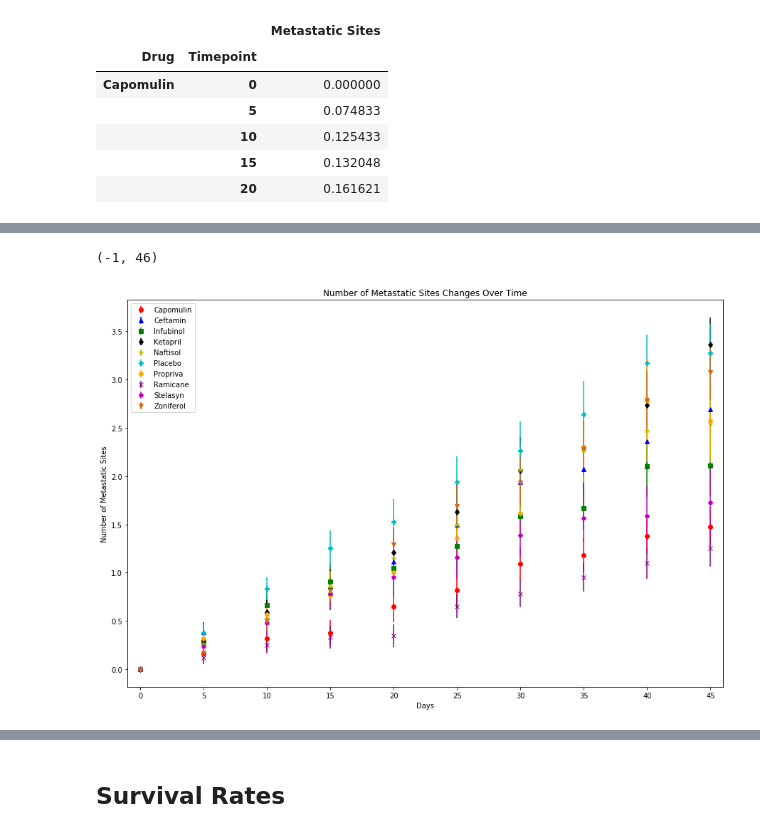
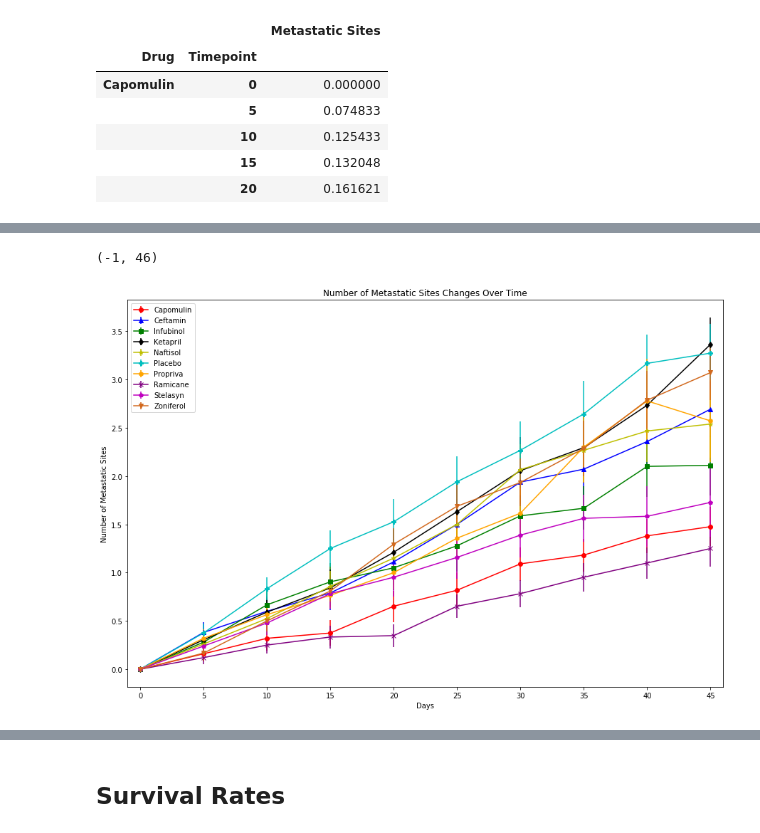
Before and after one commit to efrisch6/matplotlib-challenge, a Jupyter notebook: Pymaceuticals/pymaceuticals_starter.ipynb, the cells around one changed output, grey strips where cells are left out. Saved outputs shown, nothing was run; the diff lists cells and outputs as text; code cells hidden in the pictures.

Commit message:
Added trendlines to scatter plot

```diff
--- a/Pymaceuticals/pymaceuticals_starter.ipynb
+++ b/Pymaceuticals/pymaceuticals_starter.ipynb
@@ -126,7 +126,7 @@ colors = ['r','b','g','k','y','c','orange','purple','m','chocolate']
 markers = ['o','^','s','d','*','P','h','x','p','v']
 for x in range(len(cols)):
     plt.errorbar(x=tumor_std_err_pivot.index, y=mean_tumor_pivot[cols[x]], yerr=tumor_std_err_pivot[cols[x]],
-                 marker=markers[x], color=colors[x], label=cols[x],fmt="o")
+                 marker=markers[x], color=colors[x], label=cols[x])#,fmt="o")
 
 plt.legend(loc="upper left")
 plt.title("Tumor Volume Changes Over Time")
@@ -203,23 +203,23 @@ mean_met_pivot.head()
 # %%
 plt.figure(figsize=(15,10))
 cols = mean_met_pivot.columns.tolist()
 colors = ['r','b','g','k','y','c','orange','purple','m','chocolate']
 markers = ['o','^','s','d','*','P','h','x','p','v']
 
 for x in range(len(cols)):
     #plt.scatter(x=mean_met_pivot.index, y=mean_met_pivot[cols[x]], color=colors[x], marker=markers[x], label=cols[x])
     plt.errorbar(x=met_std_err_pivot.index, y=mean_met_pivot[cols[x]], yerr=met_std_err_pivot[cols[x]],
-                 marker=markers[x], color=colors[x], label=cols[x],fmt="o")
+                 marker=markers[x], color=colors[x], label=cols[x] )#,fmt="o")
 
 plt.legend(loc="upper left")
 plt.title("Number of Metastatic Sites Changes Over Time")
 plt.xlabel("Days")
 plt.ylabel("Number of Metastatic Sites")
 plt.xticks(np.arange(mean_met_pivot.index.min(),mean_met_pivot.index.max()+5,5))
 plt.xlim(mean_met_pivot.index.min()-1,mean_met_pivot.index.max()+1)
 # %% [output]
 (-1, 46)
-[figure, old version]
+[figure, new version]
 # %%
 # Generate the Plot (with Error Bars)
 
```
Also changed, not shown: parts of 2 cells of this notebook.
